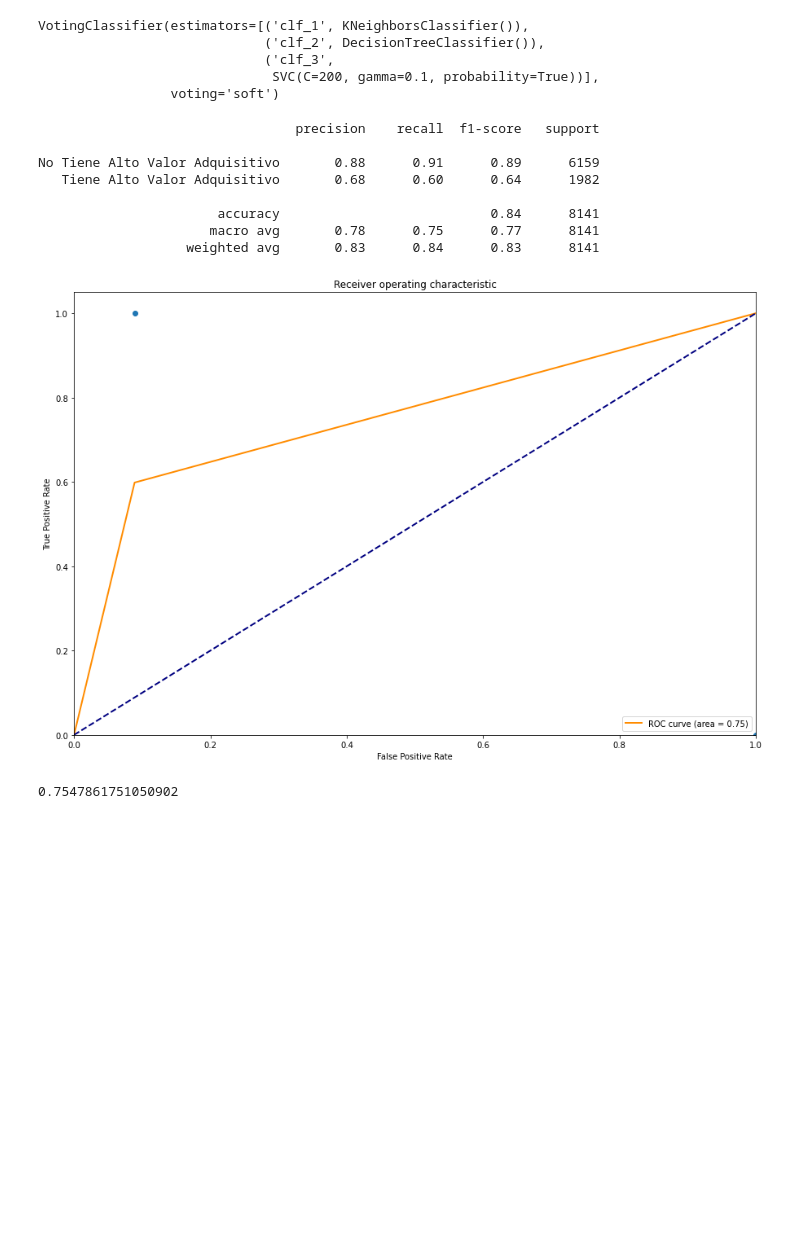
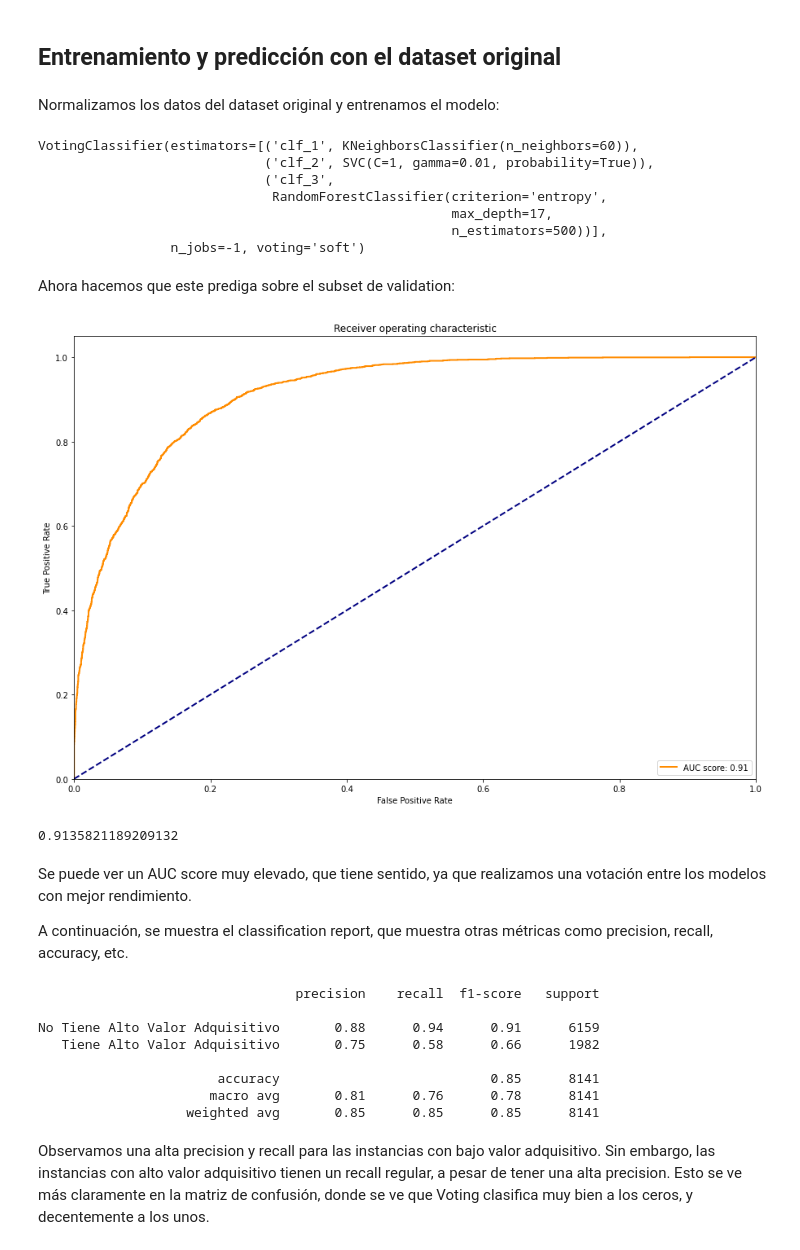
Before and after one commit to MateoCraviotto/Organizacion-de-datos-fiuba-1, a Jupyter notebook: TP2/Voting.ipynb, the cells around one changed output. Drawn from its saved outputs; the diff is of its cells as text; code cells hidden in the pictures; blank space fills up the shorter version.

Commit message:
Actualizo Voting con predicción en dataset ampliado, matrices de confusión y predicción sobre holdout

```diff
--- a/TP2/Voting.ipynb
+++ b/TP2/Voting.ipynb
@@ -29,4 +47,4 @@ X_train, X_test, y_train, y_test = train_test_split(X, y, test_size=0.25, random
 # %%
-clf_1 = KNeighborsClassifier()
-clf_2 = DecisionTreeClassifier()
-clf_3 = SVC(C=200, kernel='rbf', gamma=0.1,probability=True)
+clf_1 = KNeighborsClassifier(n_neighbors = 60, weights = 'uniform', metric = 'minkowski')
+clf_2 = SVC(kernel = 'rbf', gamma = 0.01, C = 1, probability=True)
+clf_3 = RandomForestClassifier(max_depth = 17, n_estimators = 500, criterion = 'entropy')
@@ -33,28 +53,45 @@ clf_3 = SVC(C=200, kernel='rbf', gamma=0.1,probability=True)
 # %%
 voting = VotingClassifier(
-    estimators=[('clf_1', clf_1), ('clf_2', clf_2), ('clf_3', clf_3)], voting='soft'
+    estimators=[('clf_1', clf_1), ('clf_2', clf_2), ('clf_3', clf_3)], voting='soft', n_jobs = -1
 )
+# %% [markdown]
+## Entrenamiento y predicción con el dataset original
+# %% [markdown]
+Normalizamos los datos del dataset original y entrenamos el modelo:
 # %%
 X_train, X_test = normalizar_datos(X_train, X_test)
 voting.fit(X_train, y_train)
 # %% [output]
-VotingClassifier(estimators=[('clf_1', KNeighborsClassifier()),
-                             ('clf_2', DecisionTreeClassifier()),
+VotingClassifier(estimators=[('clf_1', KNeighborsClassifier(n_neighbors=60)),
+                             ('clf_2', SVC(C=1, gamma=0.01, probability=True)),
                              ('clf_3',
-                              SVC(C=200, gamma=0.1, probability=True))],
-                 voting='soft')
+                              RandomForestClassifier(criterion='entropy',
+                                                     max_depth=17,
+                                                     n_estimators=500))],
+                 n_jobs=-1, voting='soft')
+# %% [markdown]
+Ahora hacemos que este prediga sobre el subset de validation:
+# %%
+y_pred = voting.predict(X_test)
+y_pred_proba = voting.predict_proba(X_test)[:,1]
+graficar_auc_roc(y_test, y_pred_proba)
+# %% [output]
+[figure, added]
+0.9135821189209132
+# %% [markdown]
+Se puede ver un AUC score muy elevado, que tiene sentido, ya que realizamos una votación entre los modelos con mejor rendimiento.
+
+A continuación, se muestra el classification report, que muestra otras métricas como precision, recall, accuracy, etc.
 # %%
-y_pred = voting.predict(X_test)
 print(classification_report(y_test, y_pred, target_names=['No Tiene Alto Valor Adquisitivo', 'Tiene Alto Valor Adquisitivo']))
-graficar_auc_roc(y_test,y_pred)
 # %% [output]
                                  precision    recall  f1-score   support
 
-No Tiene Alto Valor Adquisitivo       0.88      0.91      0.89      6159
-   Tiene Alto Valor Adquisitivo       0.68      0.60      0.64      1982
+No Tiene Alto Valor Adquisitivo       0.88      0.94      0.91      6159
+   Tiene Alto Valor Adquisitivo       0.75      0.58      0.66      1982
 
-                       accuracy                           0.84      8141
-                      macro avg       0.78      0.75      0.77      8141
-                   weighted avg       0.83      0.84      0.83      8141
+                       accuracy                           0.85      8141
+                      macro avg       0.81      0.76      0.78      8141
+                   weighted avg       0.85      0.85      0.85      8141
-[figure, removed]
-0.7547861751050902
+# %% [markdown]
+Observamos una alta precision y recall para las instancias con bajo valor adquisitivo. Sin embargo, las instancias con alto valor adquisitivo tienen un recall regular, a pesar de tener una alta precision. Esto se ve más claramente en la matriz de confusión, donde se ve que Voting clasifica muy bien a los ceros, y decentemente a los unos.
```
Also changed, not shown: parts of 29 cells of this notebook, 1 other file.
